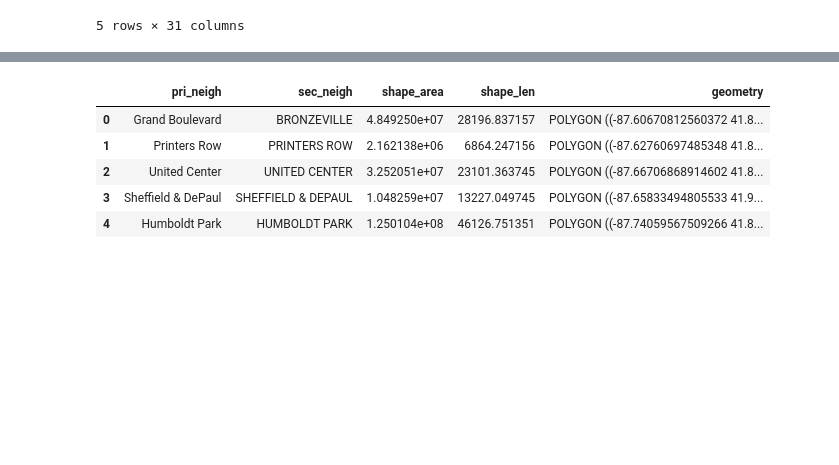
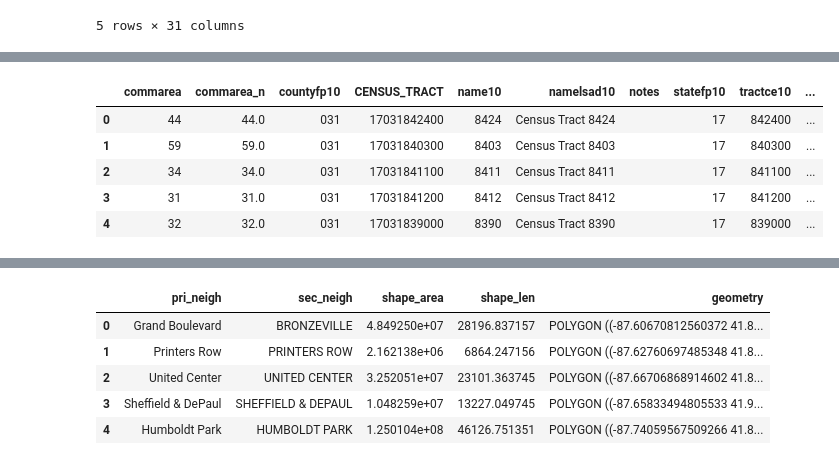
Before and after one commit to chell0011/MMA1, a Jupyter notebook: Mapping Regions.ipynb, the cells around one changed output, grey strips where cells are left out. Drawn from its saved outputs; the diff is of its cells as text; code cells hidden in the pictures; blank space fills up the shorter version.

```diff
--- a/Mapping Regions.ipynb
+++ b/Mapping Regions.ipynb
@@ -35,3 +64,8 @@ chicago_crime_gdf.head()
 | 3 | 11552368 | JB574163 | 12/31/2018 18:50 | 012XX S ASHLAND AVE | 860 | THEFT | RETAIL THEFT | GROCERY FOOD STORE | ... |
 | 4 | 11552547 | JB574146 | 12/31/2018 18:29 | 0000X W 87TH ST | 860 | THEFT | RETAIL THEFT | GROCERY FOOD STORE | ... |
 5 rows × 31 columns
+# %%
+fast_food_count = chicago_fast_food.groupby("CENSUS_TRACT").count()
+# %%
+fast_food_merge = fast_food_count["STORE NAME"]
+fast_food_merge.head()
@@ -37,0 +80,3 @@ chicago_crime_gdf.head()
+# %%
+fast_food_df = pd.DataFrame(fast_food_merge)
+df_merge = chicago_fast_food.merge(fast_food_merge, how="left", on="CENSUS_TRACT")
@@ -38,3 +93,13 @@ chicago_crime_gdf.head()
+# %%
+df_c.merge(df_merge, how="left", on="CENSUS_TRACT")
+df_c.head()
+# %% [output]
+|  | commarea | commarea_n | countyfp10 | CENSUS_TRACT | name10 | namelsad10 | notes | statefp10 | tractce10 | ... |
+| 0 | 44 | 44.0 | 031 | 17031842400 | 8424 | Census Tract 8424 |  | 17 | 842400 | ... |
+| 1 | 59 | 59.0 | 031 | 17031840300 | 8403 | Census Tract 8403 |  | 17 | 840300 | ... |
+| 2 | 34 | 34.0 | 031 | 17031841100 | 8411 | Census Tract 8411 |  | 17 | 841100 | ... |
+| 3 | 31 | 31.0 | 031 | 17031841200 | 8412 | Census Tract 8412 |  | 17 | 841200 | ... |
+| 4 | 32 | 32.0 | 031 | 17031839000 | 8390 | Census Tract 8390 |  | 17 | 839000 | ... |
 # %%
 chicago_pd = geopandas.read_file("Data/geo_export_a7b0c29f-14bd-45d7-a251-f4277387b6a6.geojson")
 chicago_census = geopandas.read_file("Data/Boundaries - Census Tracts - 2010.geojson")
```
Also changed, not shown: parts of 7 cells of this notebook, 2 other files.
